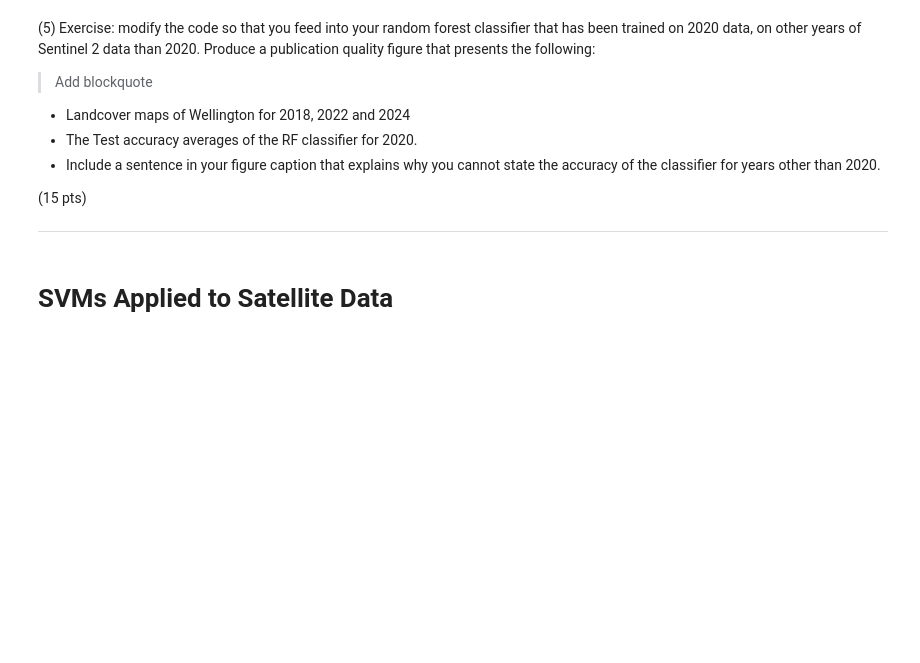
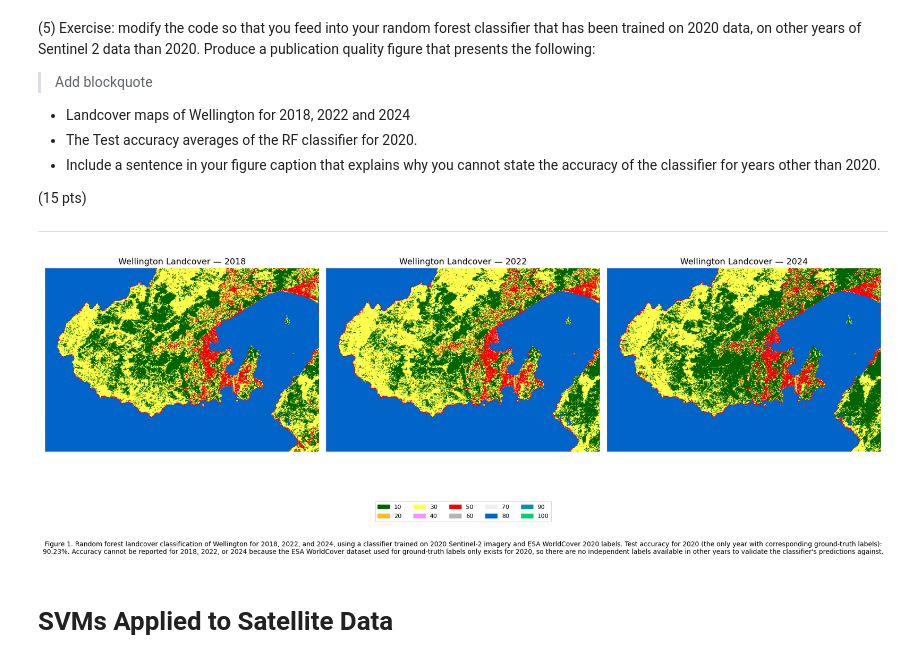
Before and after one commit to dhruvpGEE/SatelliteDataAI-UOA, a Jupyter notebook: Lab-Notebooks/DhruvPatel_761_Lab2.ipynb, the cells around one changed output. Saved outputs shown, nothing was run; the diff lists cells and outputs as text; code cells hidden in the pictures; blank space fills up the shorter version.

```diff
--- a/Lab-Notebooks/DhruvPatel_761_Lab2.ipynb
+++ b/Lab-Notebooks/DhruvPatel_761_Lab2.ipynb
@@ -263,3 +263,23 @@ weighted avg       0.90      0.90      0.90      1064
 
 (15 pts)
 _______________________________________________________________________________
+# %%
+# Resusing previous lines of code no.1
+
+def get_s2_composite(start_date, end_date):
+    s2_year = (ee.ImageCollection('COPERNICUS/S2_SR_HARMONIZED')
+               .filterBounds(aoi)
+               .filterDate(start_date, end_date)
+               .filter(ee.Filter.lt('CLOUDY_PIXEL_PERCENTAGE', 20))  # match whatever threshold you used
+               .map(mask_s2_clouds)
+               .median())  # or whatever compositing method you used for 2020
+    return s2_year
+
+s2_2018 = get_s2_composite('2018-01-01', '2018-12-31')
+s2_2022 = get_s2_composite('2022-01-01', '2022-12-31')
+s2_2024 = get_s2_composite('2024-01-01', '2024-12-31')
+# %%
+# Reassuring that each year is classified with the existing classifier
+classified_2018 = s2_2018.select(bands).classify(classifier)
+classified_2022 = s2_2022.select(bands).classify(classifier)
+classified_2024 = s2_2024.select(bands).classify(classifier)
@@ -266,3 +293,74 @@ _______________________________________________________________________________
+# %%
+import matplotlib.pyplot as plt
+import matplotlib.patches as mpatches
+from matplotlib import image as mpimg
+import urllib.request
+import io
+
+# --- Visualization params (match your randomVisualizer or define fixed palette) ---
+# It's better to use a FIXED palette here (not randomVisualizer) so colors
+# are consistent across all four panels/years.
+class_palette = [
+    '006400', 'ffbb22', 'ffff4c', 'f096ff', 'fa0000',
+    'b4b4b4', 'f0f0f0', '0064c8', '0096a0', '00cf75'
+]  # 10 colors for your 10 remapped classes — adjust to match ESA WorldCover classes
+
+vis_params = {
+    'min': 1,
+    'max': 10,
+    'palette': class_palette
+}
+
+# Fetching a thumbnail as a numpy array
+def get_thumb_array(image, region, vis_params, dimensions=512):
+    url = image.getThumbURL({
+        **vis_params,
+        'region': region,
+        'dimensions': dimensions,
+        'format': 'png'
+    })
+    with urllib.request.urlopen(url) as response:
+        img_data = response.read()
+    return mpimg.imread(io.BytesIO(img_data), format='png')
+
+# Extracting each classified year as an array
+img_2018 = get_thumb_array(classified_2018, aoi, vis_params)
+img_2022 = get_thumb_array(classified_2022, aoi, vis_params)
+img_2024 = get_thumb_array(classified_2024, aoi, vis_params)
+
+# Creating a figure
+fig, axes = plt.subplots(1, 3, figsize=(18, 6))
+
+years_imgs = [('2018', img_2018), ('2022', img_2022), ('2024', img_2024)]
+
+for ax, (year, img) in zip(axes, years_imgs):
+    ax.imshow(img)
+    ax.set_title(f'Wellington Landcover — {year}', fontsize=13)
+    ax.axis('off')
+
+# Creating a legend
+class_names = [label_map[i + 1] for i in range(10)]  # from your cell 35 label_map
+legend_patches = [mpatches.Patch(color=f'#{c}', label=n) for c, n in zip(class_palette, class_names)]
+fig.legend(handles=legend_patches, loc='lower center', ncol=5, bbox_to_anchor=(0.5, -0.08), fontsize=9)
+
+# Figure caption
+caption = (
+    f"Figure 1. Random forest landcover classification of Wellington for 2018, 2022, and 2024, "
+    f"using a classifier trained on 2020 Sentinel-2 imagery and ESA WorldCover 2020 labels. "
+    f"Test accuracy for 2020 (the only year with corresponding ground-truth labels): {overall_accuracy:.2%}. "
+    f"Accuracy cannot be reported for 2018, 2022, or 2024 because the ESA WorldCover dataset used for "
+    f"ground-truth labels only exists for 2020, so there are no independent labels available in other "
+    f"years to validate the classifier's predictions against."
+)
+
+fig.text(0.5, -0.18, caption, wrap=True, ha='center', fontsize=10)
+
+# Displaying the multi
+plt.tight_layout()
+plt.savefig('wellington_landcover_multiyear.png', dpi=300, bbox_inches='tight')
+plt.show()
+# %% [output]
+[figure, added]
 # %% [markdown]
 # SVMs Applied to Satellite Data
 # %%
```
Also changed, not shown: parts of 1 cell of this notebook.
